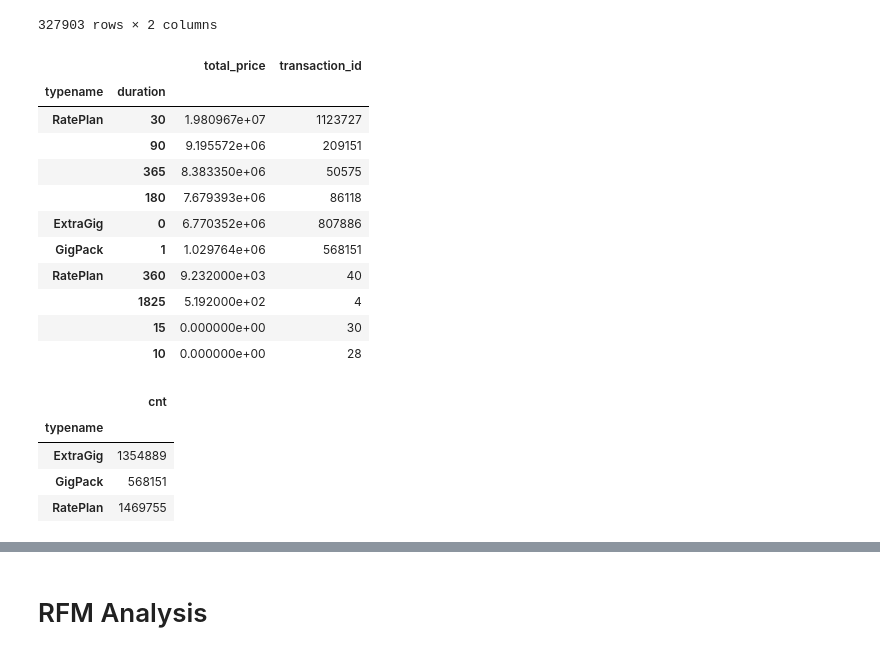
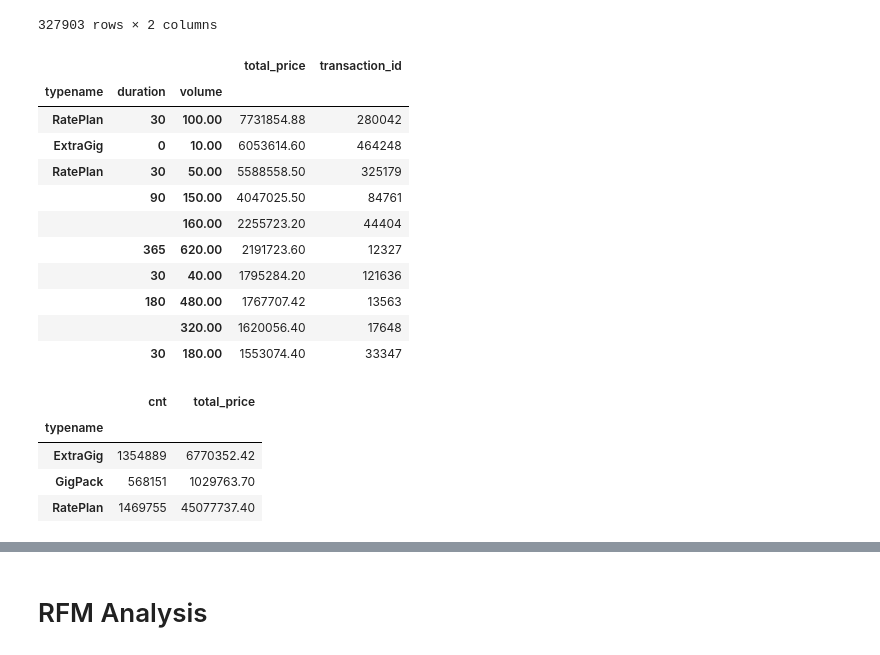
Before and after one commit to Oskareh/capstone, a Jupyter notebook: analysis_process_moo.ipynb, the cells around one changed output, grey strips where cells are left out. Saved outputs shown, nothing was run; the diff lists cells and outputs as text; code cells hidden in the pictures.

```diff
--- a/analysis_process_moo.ipynb
+++ b/analysis_process_moo.ipynb
@@ -11,6 +11,7 @@ import psycopg2
 # %%
 import warnings
 warnings.filterwarnings("ignore")
+pd.set_option('display.float_format', '{:.2f}'.format)
 # %% [markdown]
 # 1. Reading Data from CSV files with correct encoding type
 # %%
@@ -334,28 +339,28 @@ customer_df
 | 327902 | 992685 | 1 |
 327903 rows × 2 columns
 # %%
-sales_prod_df.groupby(['typename','duration']).agg({'total_price':'sum' , 'transaction_id':'count'}).sort_values('total_price', ascending=False).head(10)
+sales_prod_df.groupby(['typename','duration','volume']).agg({'total_price':'sum' , 'transaction_id':'count'}).sort_values('total_price', ascending=False).head(10)
 # %% [output]
-|  |  | total_price | transaction_id |
-| typename | duration |  |  |
-| RatePlan | 30 | 1.980967e+07 | 1123727 |
-|  | 90 | 9.195572e+06 | 209151 |
-|  | 365 | 8.383350e+06 | 50575 |
-|  | 180 | 7.679393e+06 | 86118 |
-| ExtraGig | 0 | 6.770352e+06 | 807886 |
-| GigPack | 1 | 1.029764e+06 | 568151 |
-| RatePlan | 360 | 9.232000e+03 | 40 |
-|  | 1825 | 5.192000e+02 | 4 |
-|  | 15 | 0.000000e+00 | 30 |
-|  | 10 | 0.000000e+00 | 28 |
+|  |  |  | total_price | transaction_id |
+| typename | duration | volume |  |  |
+| RatePlan | 30 | 100.00 | 7731854.88 | 280042 |
+| ExtraGig | 0 | 10.00 | 6053614.60 | 464248 |
+| RatePlan | 30 | 50.00 | 5588558.50 | 325179 |
+|  | 90 | 150.00 | 4047025.50 | 84761 |
+|  |  | 160.00 | 2255723.20 | 44404 |
+|  | 365 | 620.00 | 2191723.60 | 12327 |
+|  | 30 | 40.00 | 1795284.20 | 121636 |
+|  | 180 | 480.00 | 1767707.42 | 13563 |
+|  |  | 320.00 | 1620056.40 | 17648 |
+|  | 30 | 180.00 | 1553074.40 | 33347 |
 # %%
-sales_prod_df.groupby(['typename']).agg({'cnt':'sum',})#.plot(kind='pie')
+sales_prod_df.groupby(['typename']).agg({'cnt':'sum','total_price':'sum'})#.plot(kind='pie')
 # %% [output]
-|  | cnt |
-| typename |  |
-| ExtraGig | 1354889 |
-| GigPack | 568151 |
-| RatePlan | 1469755 |
+|  | cnt | total_price |
+| typename |  |  |
+| ExtraGig | 1354889 | 6770352.42 |
+| GigPack | 568151 | 1029763.70 |
+| RatePlan | 1469755 | 45077737.40 |
 # %%
 sales_prod_df.groupby(['duration']).agg({'cnt':'sum','total_price':'sum'})#.plot(kind='pie')
 # %% [output]
```
Also changed, not shown: parts of 24 cells of this notebook.
